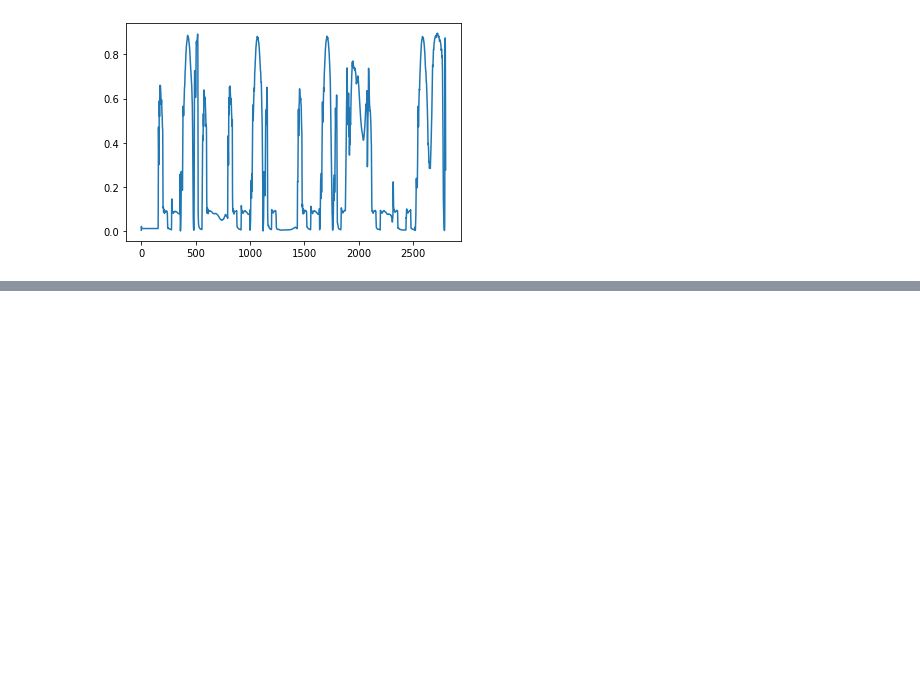
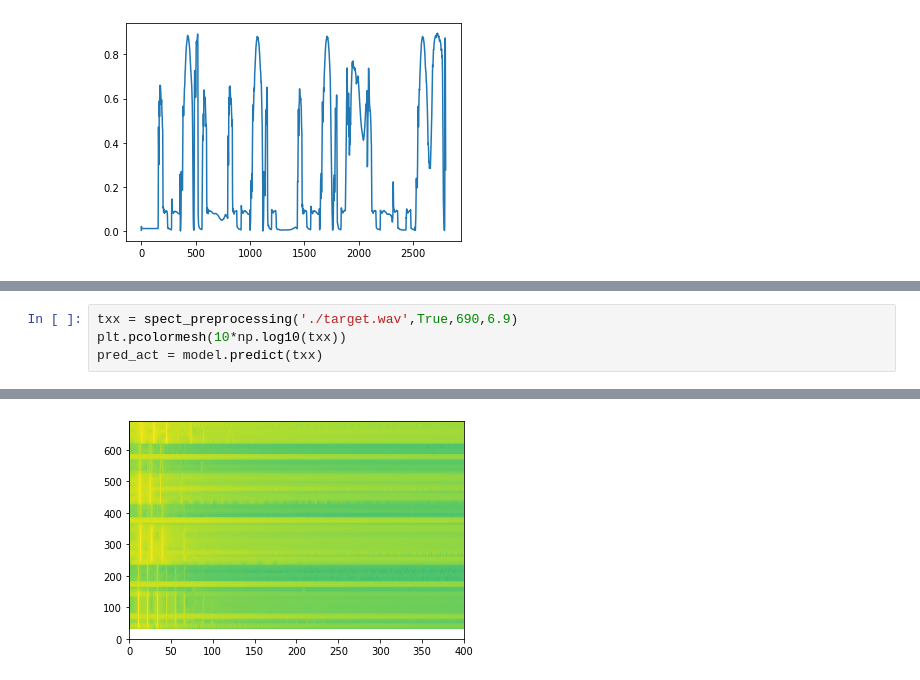
Before and after one commit to hesamazj/MusicianHand, a Jupyter notebook: experiment_code.ipynb, the cells around one changed output, grey strips where cells are left out. Drawn from its saved outputs; the diff is of its cells as text; blank space fills up the shorter version.

```diff
--- a/experiment_code.ipynb
+++ b/experiment_code.ipynb
@@ -223,0 +387,5 @@ plt.pcolormesh(np.transpose(x[:,0:50]))
+# %%
+txx = spect_preprocessing('./target.wav',True,690,6.9)
+plt.pcolormesh(10*np.log10(txx))
+pred_act = model.predict(txx)
+# %% [output]
@@ -223,0 +393 @@ plt.pcolormesh(np.transpose(x[:,0:50]))
+[figure, added]
```
Also changed, not shown: parts of 33 cells of this notebook, 18 other files.
